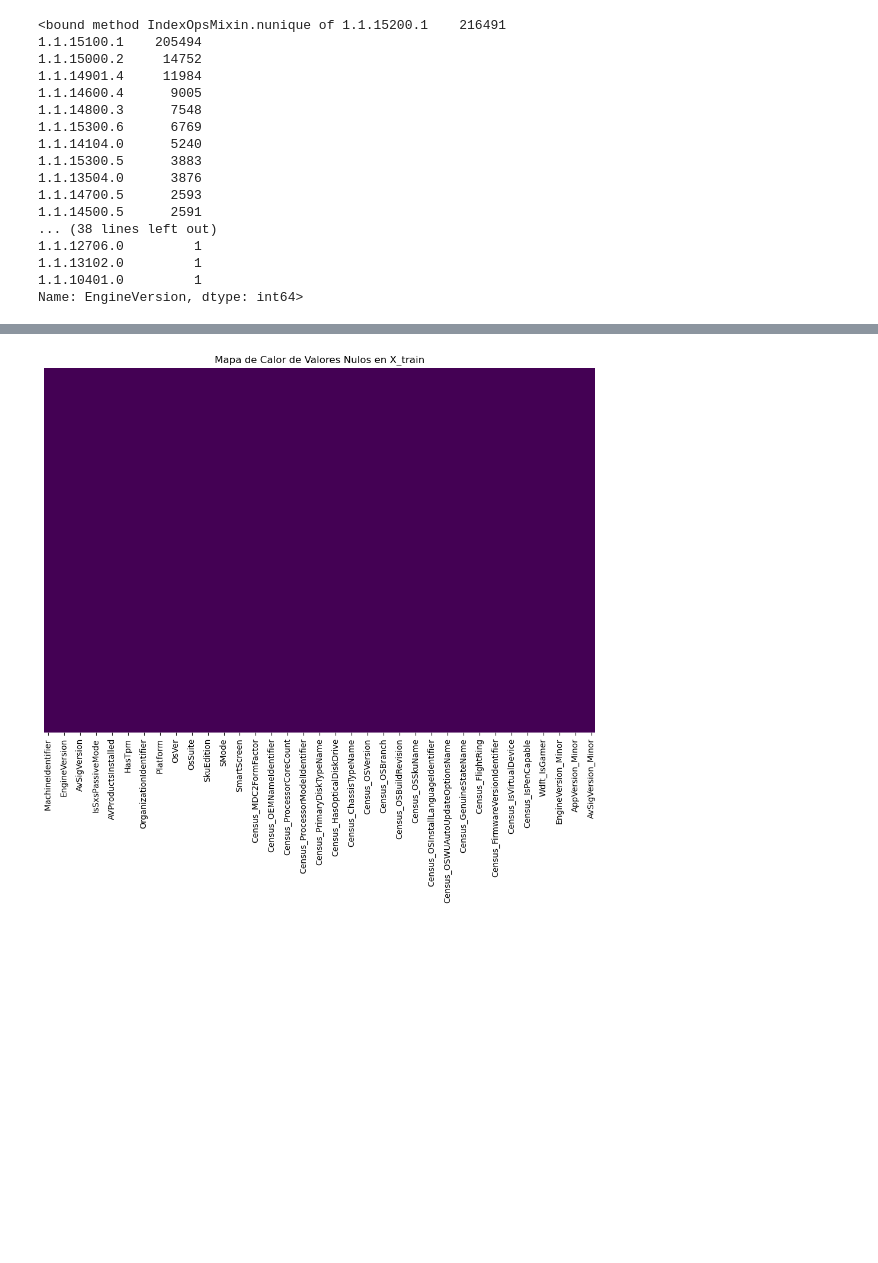
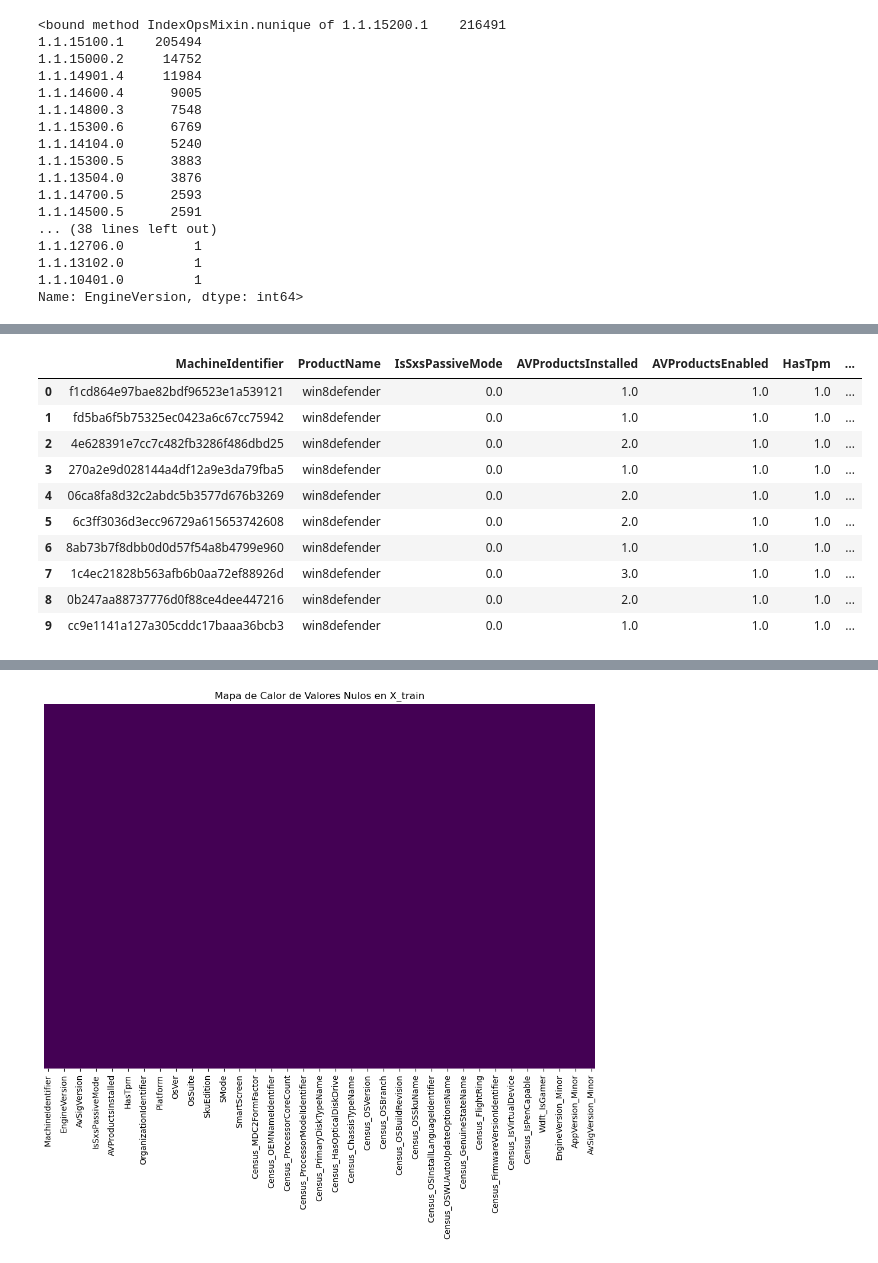
Before and after one commit to StefanyAp/EntregableMachineLearning, a Jupyter notebook: main.ipynb, the cells around one changed output, grey strips where cells are left out. Cells and saved outputs as stored; diff of their text form; code cells hidden in the pictures; blank space fills up the shorter version.

```diff
--- a/main.ipynb
+++ b/main.ipynb
@@ -985,3 +1070,8 @@ corr_df.style.background_gradient(cmap="coolwarm")
+# %%
+columns_with_corr=['Census_OSSkuName', 'OsBuild','AVProductStatesIdentifier', 'Census_OSUILocaleIdentifier', 'RtpStateBitfield', 'Census_ProcessorModelIdentifier']
+# %%
+columns_to_drop = [col for col in columns_with_corr if col in df6.columns]
+df6 = df6.drop(columns = columns_to_drop)
 # %%
 ct_impute = ColumnTransformer(
     transformers = [
@@ -1029,7 +1119,8 @@ columns_to_kill = ['AutoSampleOptIn',
 'IsBeta',
 'PuaMode',
 'UacLuaenable',
-'Unnamed: 0']
+'Unnamed: 0',
+'Wdft_RegionIdentifier']
 # %%
 columns_to_drop = [col for col in columns_to_kill if col in df4.columns]
 df6 = df6.drop(columns = columns_to_drop)
@@ -1132,14 +1223,12 @@ columnas_a_codificar= ['AppVersion',
 # %%
 df7[columnas_a_codificar] = df7[columnas_a_codificar].astype(str)
 # %%
-
-
-def encode_categories_inplace(dataframe, columns, threshold=0.01, other_label='otros'):
+def encode_categories_inplace(dataframe, columns, threshold=0.05, other_label='otros'):
     for column in columns:
         # Obtener la cuenta de cada categoría
         category_counts = dataframe[column].value_counts(normalize=True)
 
-        # Filtrar las categorías que representan más del 1% del total
+        # Filtrar las categorías que representan más del % indicado del total
         significant_categories = category_counts[category_counts >= threshold].index
 
         # Aplicar Label Encoding a las categorías restantes y asignar "otros" a las que no cumplen la condición
@@ -1147,7 +1236,6 @@ def encode_categories_inplace(dataframe, columns, threshold=0.01, other_label='o
         dataframe[column] = label_encoder.fit_transform(dataframe[column])
 
         inverse_mapping = {i: cat for i, cat in enumerate(label_encoder.classes_)}
-
 
         # Si hay más de una categoría significativa, aplicar One-Hot Encoding
         if len(significant_categories) > 1:
@@ -1159,13 +1247,17 @@ def encode_categories_inplace(dataframe, columns, threshold=0.01, other_label='o
                 columns=[f"{column}_{inverse_mapping[i]}" for i in range(onehot_encoded.shape[1])]
             )
 
-
             # Eliminar la columna original
             dataframe.drop(columns=[column], inplace=True)
 
             # Concatenar el nuevo DataFrame codificado con el DataFrame original
             dataframe = pd.concat([dataframe, encoded_dataframe], axis=1)
 
+        else:
+            # Si no hay más de una categoría significativa, agrupar en 'columna_otros' los valores que no cumplen la condición
+            dataframe['engineversion_otros'] = dataframe.apply(lambda row: row[column] if row[column] in significant_categories else other_label, axis=1)
+            dataframe.drop(columns=[column], inplace=True)
+
     return dataframe
 # %%
 df7 = encode_categories_inplace(df7, columnas_a_codificar, threshold=0.05, other_label='otros')
@@ -1177,3 +1284,19 @@ df7.shape[1]
+# %%
+pd.set_option('display.width', None)
+
+df7.head(10)
+# %% [output]
+|  | MachineIdentifier | ProductName | IsSxsPassiveMode | AVProductsInstalled | AVProductsEnabled | HasTpm | ... |
+| 0 | f1cd864e97bae82bdf96523e1a539121 | win8defender | 0.0 | 1.0 | 1.0 | 1.0 | ... |
+| 1 | fd5ba6f5b75325ec0423a6c67cc75942 | win8defender | 0.0 | 1.0 | 1.0 | 1.0 | ... |
+| 2 | 4e628391e7cc7c482fb3286f486dbd25 | win8defender | 0.0 | 2.0 | 1.0 | 1.0 | ... |
+| 3 | 270a2e9d028144a4df12a9e3da79fba5 | win8defender | 0.0 | 1.0 | 1.0 | 1.0 | ... |
+| 4 | 06ca8fa8d32c2abdc5b3577d676b3269 | win8defender | 0.0 | 2.0 | 1.0 | 1.0 | ... |
+| 5 | 6c3ff3036d3ecc96729a615653742608 | win8defender | 0.0 | 2.0 | 1.0 | 1.0 | ... |
+| 6 | 8ab73b7f8dbb0d0d57f54a8b4799e960 | win8defender | 0.0 | 1.0 | 1.0 | 1.0 | ... |
+| 7 | 1c4ec21828b563afb6b0aa72ef88926d | win8defender | 0.0 | 3.0 | 1.0 | 1.0 | ... |
+| 8 | 0b247aa88737776d0f88ce4dee447216 | win8defender | 0.0 | 2.0 | 1.0 | 1.0 | ... |
+| 9 | cc9e1141a127a305cddc17baaa36bcb3 | win8defender | 0.0 | 1.0 | 1.0 | 1.0 | ... |
 # %%
 pd.set_option('display.max_columns', None)
 pd.set_option('display.width', None)
```
Also changed, not shown: parts of 52 cells of this notebook.
